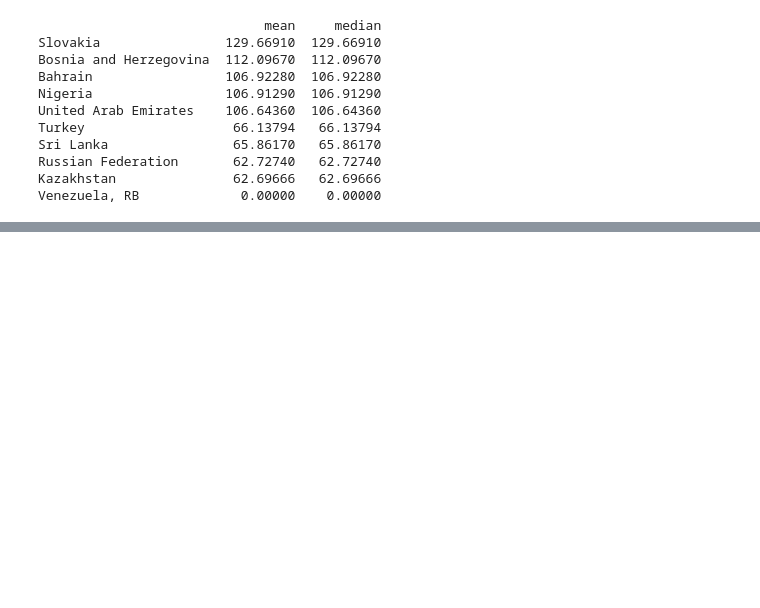
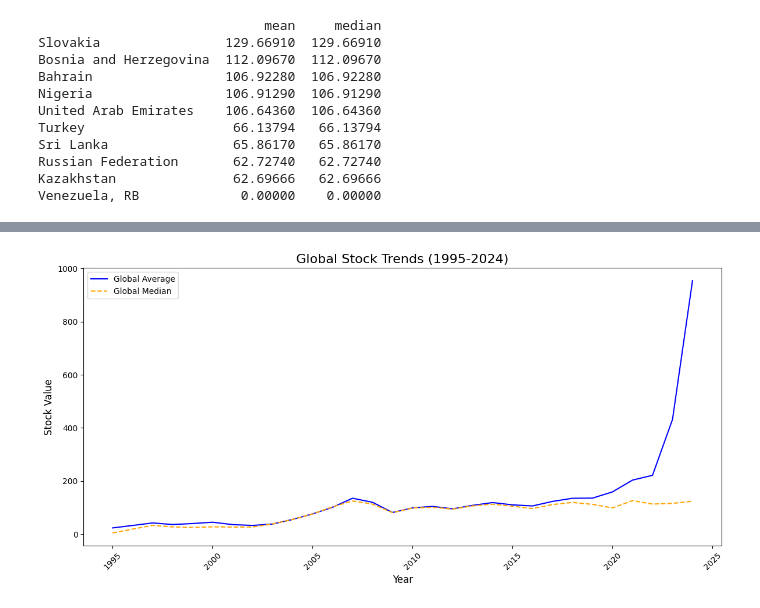
Before and after one commit to yslavcom-code/Project3, a Jupyter notebook: Stock Markets.ipynb, the cells around one changed output, grey strips where cells are left out. Saved outputs shown, nothing was run; the diff lists cells and outputs as text; code cells hidden in the pictures; blank space fills up the shorter version.

```diff
--- a/Stock Markets.ipynb
+++ b/Stock Markets.ipynb
@@ -535,0 +493,99 @@ plt.show()
+# %%
+import pandas as pd
+import matplotlib.pyplot as plt
+import numpy as np
+import mpld3
+
+# Step 1: Load the cleaned Excel file into a DataFrame
+df = pd.read_excel('cleaned_stock_data.xlsx', sheet_name='Sheet1')
+
+# Step 2: Extract all countries (assume first column is 'Year')
+all_countries = list(df.columns[1:])  # Exclude 'Year'
+
+# Step 3: Ensure the 'Year' column is treated as integers
+df.loc[:, 'Year'] = df['Year'].astype(int)
+
+# Step 4: Filter the data for the years between 1995 and 2024
+df_filtered = df[(df['Year'] >= 1995) & (df['Year'] <= 2024)]
+
+# Step 5: Global Aggregates - Calculate the average and median stock value globally for each year
+df_filtered['Global Average'] = df_filtered[all_countries].mean(axis=1)
+df_filtered['Global Median'] = df_filtered[all_countries].median(axis=1)
+
+# Step 6: Plotting Global Trends
+plt.figure(figsize=(12, 6))
+plt.plot(df_filtered['Year'], df_filtered['Global Average'], label='Global Average', color='blue', linestyle='-')
+plt.plot(df_filtered['Year'], df_filtered['Global Median'], label='Global Median', color='orange', linestyle='--')
+
+# Add labels and titles
+plt.title('Global Stock Trends (1995-2024)', fontsize=16)
+plt.xlabel('Year', fontsize=12)
+plt.ylabel('Stock Value', fontsize=12)
+plt.legend()
+plt.xticks(rotation=45)
+plt.tight_layout()
+plt.savefig('global_trends_plot.png')
+mpld3.save_html(plt.gcf(), 'global_trends_plot.html')
+plt.show()
+
+# Step 7: Regional Trends - Define regions and group countries
+regions = {
+    'Europe': ['Austria', 'Belgium', 'Bulgaria', 'Bosnia and Herzegovina', 'Croatia', 'Czech Republic', 'Denmark', 'Estonia', 'Finland', 'France', 'Germany', 'Greece', 'Hungary', 'Iceland', 'Ireland', 'Italy', 'Latvia', 'Lithuania', 'Luxembourg', 'Malta', 'Netherlands', 'North Macedonia', 'Norway', 'Poland', 'Portugal', 'Romania', 'Russian Federation', 'Slovakia', 'Slovenia', 'Spain', 'Sweden', 'Switzerland', 'Ukraine', 'United Kingdom'],
+    'North America': ['Canada', 'United States', 'Mexico'],
+    'South America': ['Argentina', 'Brazil', 'Chile', 'Colombia', 'Peru', 'Venezuela, RB'],
+    'Asia': ['Bahrain', 'China', 'Hong Kong SAR, China', 'India', 'Indonesia', 'Iran, Islamic Rep.', 'Israel', 'Japan', 'Jordan', 'Kazakhstan', 'Korea, Rep.', 'Malaysia', 'Pakistan', 'Philippines', 'Qatar', 'Saudi Arabia', 'Singapore', 'Sri Lanka', 'Thailand', 'Taiwan, China', 'Viet Nam'],
+    'Oceania': ['Australia', 'New Zealand'],
+    'Africa': ['Egypt, Arab Rep.', 'Kenya', 'Malawi', 'Morocco', 'Nigeria', 'South Africa', 'Tunisia', 'Uganda'],
+    'Middle East': ['United Arab Emirates', 'Oman'],
+}
+
+# Calculate regional averages
+df_filtered_regions = pd.DataFrame()
+df_filtered_regions['Year'] = df_filtered['Year']
+
+for region, countries in regions.items():
+    # Filter countries that exist in the dataset
+    valid_countries = [country for country in countries if country in df_filtered.columns]
+    df_filtered_regions[region] = df_filtered[valid_countries].mean(axis=1)
+
+# Step 8: Plot Regional Trends
+plt.figure(figsize=(12, 8))
+
+# Stacked Area Chart for Regional Trends
+plt.stackplot(
+    df_filtered_regions['Year'],
+    [df_filtered_regions[region] for region in regions.keys()],
+    labels=regions.keys(),
+    alpha=0.8
+)
+
+# Add labels and titles
+plt.title('Regional Stock Trends (1995-2024)', fontsize=16)
+plt.xlabel('Year', fontsize=12)
+plt.ylabel('Stock Value', fontsize=12)
+plt.legend(loc='upper left')
+plt.xticks(rotation=45)
+plt.tight_layout()
+plt.savefig('regional_trends_plot.png')
+mpld3.save_html(plt.gcf(), 'regional_trends_plot.html')
+plt.show()
+
+# Step 9: Grouped Bar Plot for Yearly Regional Averages
+regional_averages = df_filtered_regions.drop(columns=['Year']).mean().sort_values()
+
+plt.figure(figsize=(10, 6))
+regional_averages.plot(kind='bar', color='teal')
+
+# Add labels and titles
+plt.title('Average Regional Stock Values (1995-2024)', fontsize=16)
+plt.xlabel('Region', fontsize=12)
+plt.ylabel('Average Stock Value', fontsize=12)
+plt.xticks(rotation=45)
+plt.tight_layout()
+plt.savefig('regional_bar_plot.png')
+mpld3.save_html(plt.gcf(), 'regional_bar_plot.html')
+plt.show()
+
+print("All plots saved as PNG and HTML files.")
+# %% [output]
+[figure, added]
```
Also changed, not shown: parts of 9 cells of this notebook, 4 other files.
